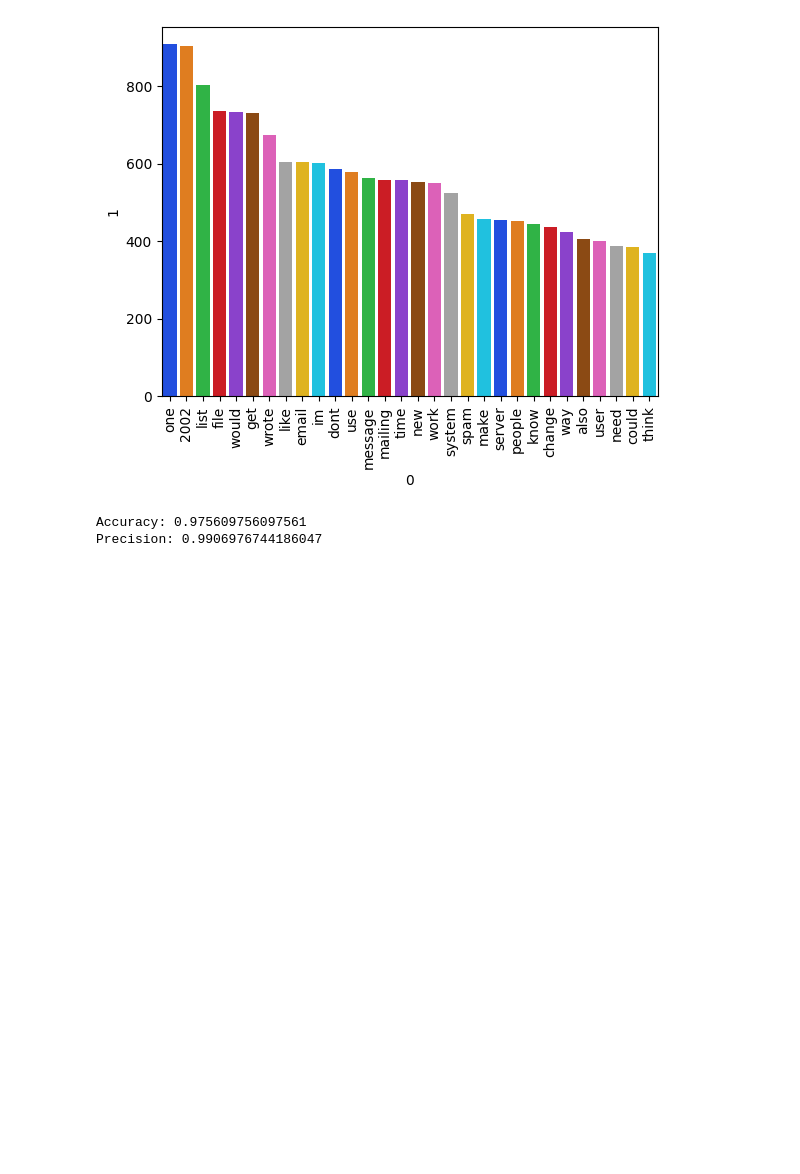
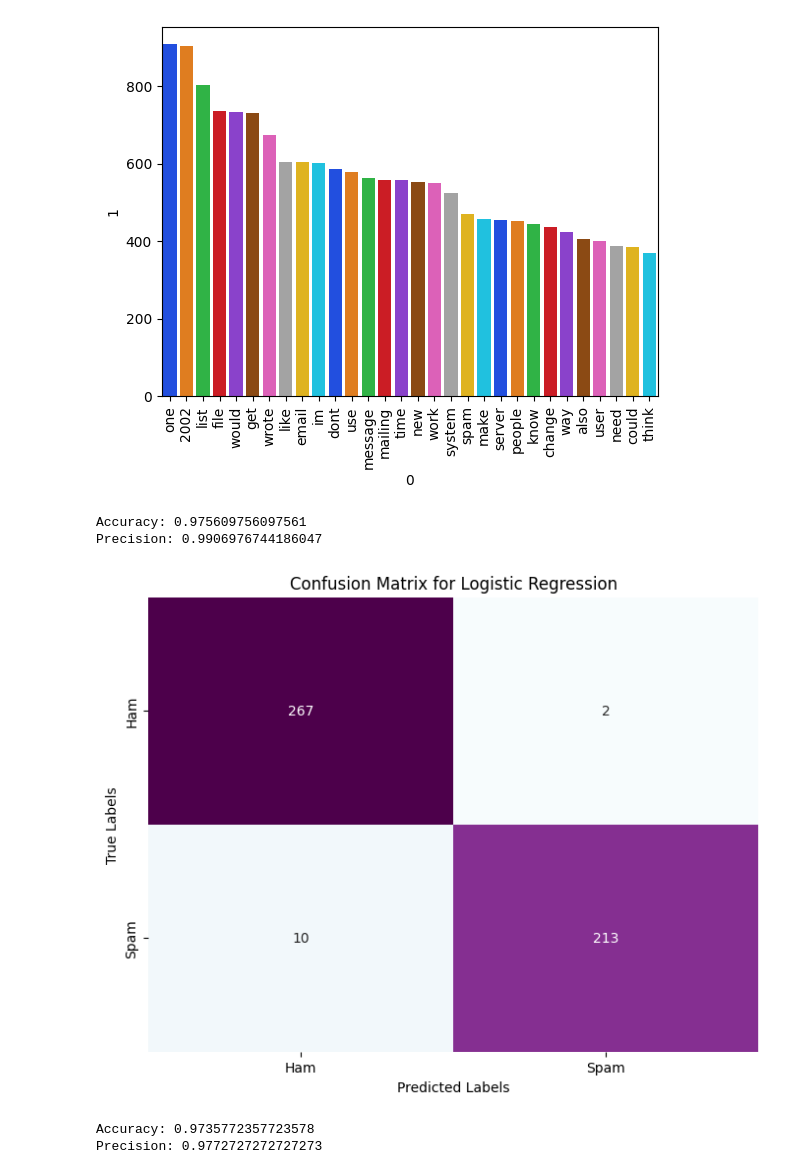
Before and after one commit to dhruvv2/Ham-or-Spam, a Jupyter notebook: Modelling Notebook.ipynb, the cells around one changed output. Saved outputs shown, nothing was run; the diff lists cells and outputs as text; code cells hidden in the pictures; blank space fills up the shorter version.

```diff
--- a/Modelling Notebook.ipynb
+++ b/Modelling Notebook.ipynb
@@ -211,3 +182,41 @@ print("Precision:", precision)
 # %% [output]
 Accuracy: 0.975609756097561
 Precision: 0.9906976744186047
+# %%
+from sklearn.metrics import confusion_matrix
+
+conf_matrix = confusion_matrix(y_test, y_pred)
+
+import matplotlib.pyplot as plt
+import seaborn as sns
+
+# Plot confusion matrix
+plt.figure(figsize=(8, 6))
+sns.heatmap(conf_matrix, annot=True, cmap="BuPu", fmt="d", cbar=False)
+plt.xlabel('Predicted Labels')
+plt.ylabel('True Labels')
+plt.title('Confusion Matrix for Logistic Regression')
+
+plt.xticks(ticks=[0.5, 1.5], labels=['Ham', 'Spam'])
+plt.yticks(ticks=[0.5, 1.5], labels=['Ham', 'Spam'])
+
+
+plt.show()
+# %% [output]
+[figure, added]
+# %%
+from sklearn.naive_bayes import MultinomialNB
+
+NB_model = MultinomialNB()
+NB_model.fit(X_train, y_train)
+
+# Predict on test data
+y_pred = NB_model.predict(X_test)
+# Evaluate model
+NB_accuracy = accuracy_score(y_test, y_pred)
+NB_precision = precision_score(y_test, y_pred)
+print("Accuracy:", NB_accuracy)
+print("Precision:", NB_precision)
+# %% [output]
+Accuracy: 0.9735772357723578
+Precision: 0.9772727272727273
```
Also changed, not shown: parts of 18 cells of this notebook, 4 other files.
